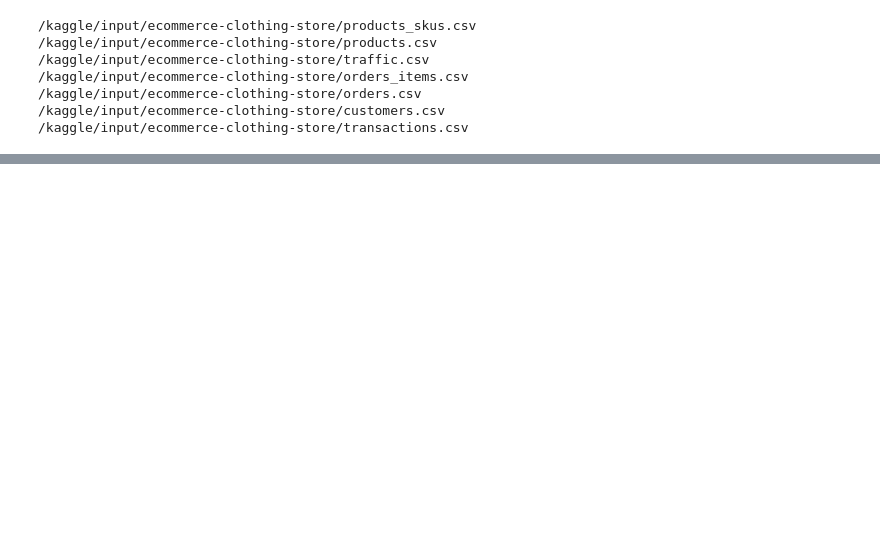
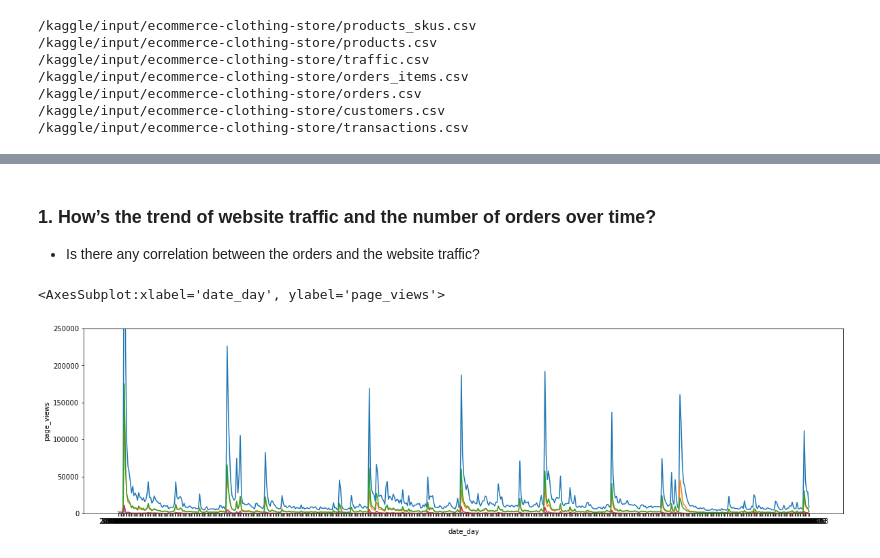
Before and after one commit to ryq99/Use_Case_Backlogs, a Jupyter notebook: ecommerce-project.ipynb, the cells around one changed output, grey strips where cells are left out. Cells and saved outputs as stored; diff of their text form; code cells hidden in the pictures; blank space fills up the shorter version.

```diff
--- a/ecommerce-project.ipynb
+++ b/ecommerce-project.ipynb
@@ -56,0 +45,22 @@ transactions = pd.read_csv(r'/kaggle/input/ecommerce-clothing-store/transactions
+# %% [markdown]
+### 1. How’s the trend of website traffic and the number of orders over time?
+- Is there any correlation between the orders and the website traffic?
+# %%
+#fig, (ax1, ax2, ax3, ax4) = plt.subplots(nrows=4, ncols=1, figsize=(20, 20))
+plt.figure(figsize=(20, 5))
+plt.ylim((0, 250000))
+# pageview - time
+sns.lineplot(data=traffic.sort_values(by=['date_day']), x='date_day', y='page_views')
+# sessions - time
+sns.lineplot(data=traffic.sort_values(by=['date_day']), x='date_day', y='sessions')
+# prduct detail view - time
+sns.lineplot(data=traffic.sort_values(by=['date_day']), x='date_day', y='product_detail_views')
+# product add to cart - time
+sns.lineplot(data=traffic.sort_values(by=['date_day']), x='date_day', y='product_adds_to_carts')
+# product checkouts - time
+sns.lineplot(data=traffic.sort_values(by=['date_day']), x='date_day', y='product_checkouts')
+# avg session s - time
+sns.lineplot(data=traffic.sort_values(by=['date_day']), x='date_day', y='avg_session_in_s')
+# %% [output]
+<AxesSubplot:xlabel='date_day', ylabel='page_views'>
+[figure, added]
```
Also changed, not shown: parts of 12 cells of this notebook.
